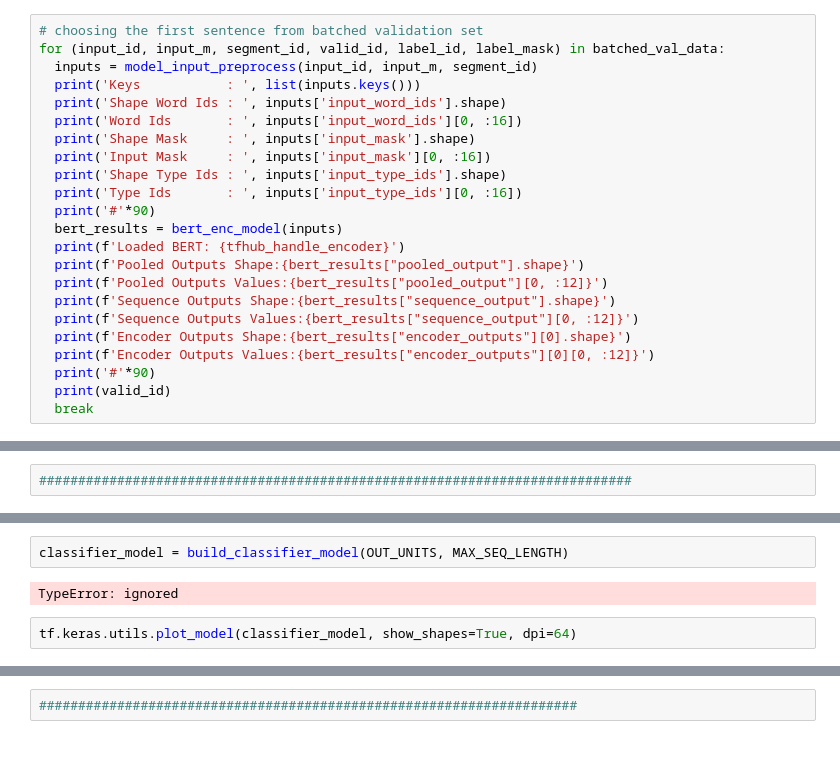
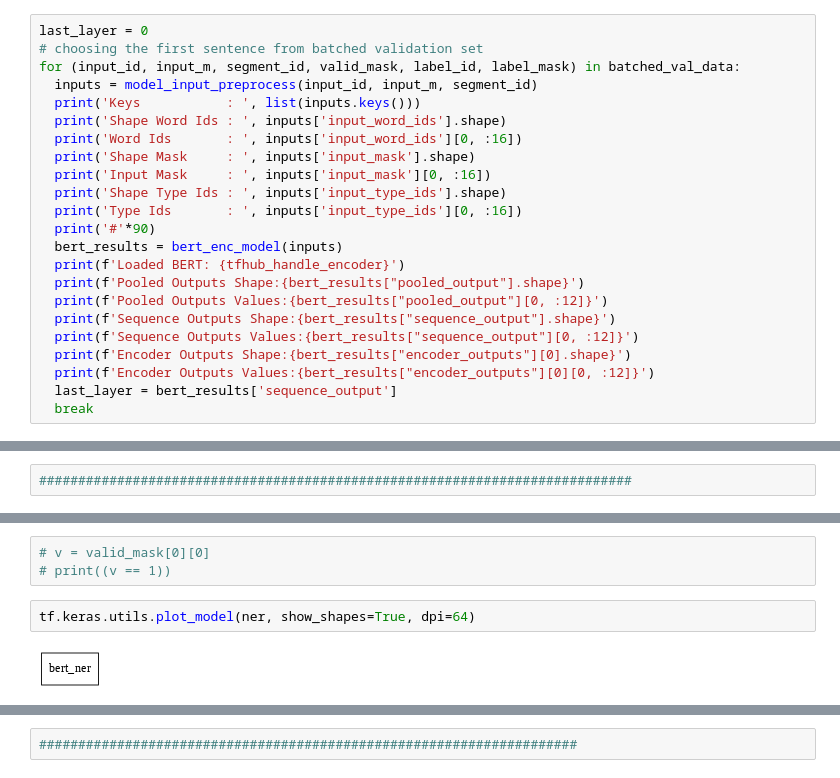
Before and after one commit to Vikadie/AI-repo, a Jupyter notebook: NER_and_Entity_Linking_in_legal_documents_in_Bulgarian_language.ipynb, the cells around one changed output, grey strips where cells are left out. Drawn from its saved outputs; the diff is of its cells as text; blank space fills up the shorter version.

```diff
--- a/NER_and_Entity_Linking_in_legal_documents_in_Bulgarian_language.ipynb
+++ b/NER_and_Entity_Linking_in_legal_documents_in_Bulgarian_language.ipynb
@@ -623,8 +625,9 @@ def model_input_preprocess(input_word_i, input_m, input_type_i):
       input_type_ids=input_type_ids,
   )
 # %%
+last_layer = 0
 # choosing the first sentence from batched validation set
-for (input_id, input_m, segment_id, valid_id, label_id, label_mask) in batched_val_data:
+for (input_id, input_m, segment_id, valid_mask, label_id, label_mask) in batched_val_data:
   inputs = model_input_preprocess(input_id, input_m, segment_id)
   print('Keys           : ', list(inputs.keys()))
   print('Shape Word Ids : ', inputs['input_word_ids'].shape)
@@ -642,8 +645,7 @@ for (input_id, input_m, segment_id, valid_id, label_id, label_mask) in batched_v
   print(f'Sequence Outputs Values:{bert_results["sequence_output"][0, :12]}')
   print(f'Encoder Outputs Shape:{bert_results["encoder_outputs"][0].shape}')
   print(f'Encoder Outputs Values:{bert_results["encoder_outputs"][0][0, :12]}')
-  print('#'*90)
-  print(valid_id)
+  last_layer = bert_results['sequence_output']
   break
 # %% [output]
 Keys           :  ['input_word_ids', 'input_mask', 'input_type_ids']
@@ -790,6 +783,7 @@ def build_classifier_model(num_classes, max_seq_length):
-# %%
-classifier_model = build_classifier_model(OUT_UNITS, MAX_SEQ_LENGTH)
-# %% [output]
-TypeError: ignored
+# %%
+# v = valid_mask[0][0]
+# print((v == 1))
 # %%
-tf.keras.utils.plot_model(classifier_model, show_shapes=True, dpi=64)
+tf.keras.utils.plot_model(ner, show_shapes=True, dpi=64)
+# %% [output]
+[figure, added]
```
Also changed, not shown: parts of 24 cells of this notebook.
